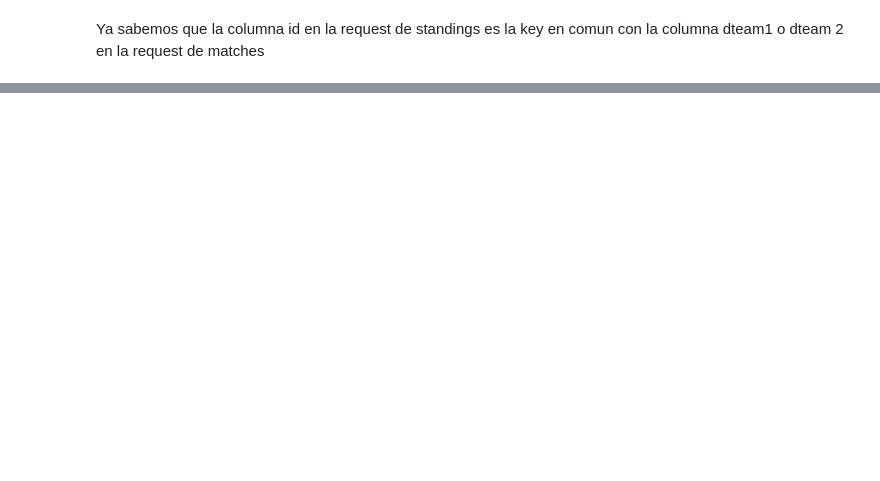
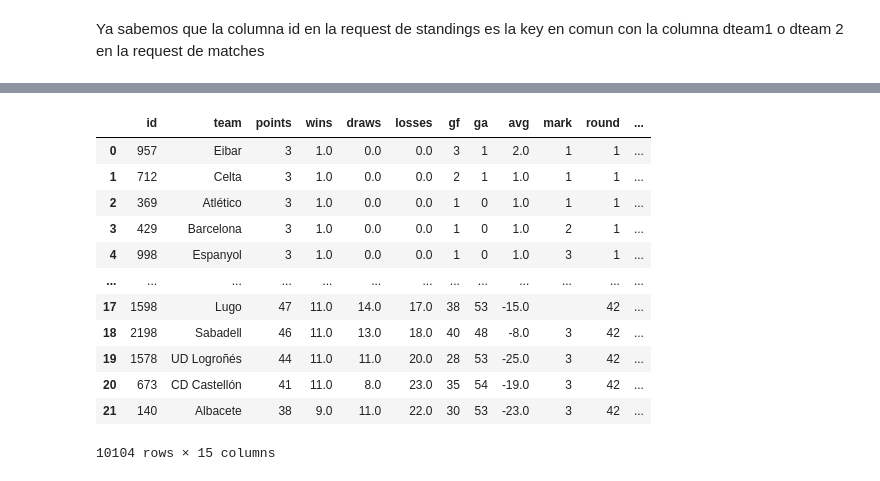
Before and after one commit to PabloMatus6/Spanish-LaLiga-Matchweek-Prediction, a Jupyter notebook: Pruebas/Training with RequestLoops .ipynb, the cells around one changed output, grey strips where cells are left out. Saved outputs shown, nothing was run; the diff lists cells and outputs as text; code cells hidden in the pictures; blank space fills up the shorter version.

Commit message:
Continuando con request y haciendo el emrge

```diff
--- a/Pruebas/RequestLoops.ipynb
+++ b/Pruebas/Training with RequestLoops .ipynb
@@ -420,0 +426,19 @@ Ya sabemos que la columna id en la request de standings es la key en comun con l
+# %%
+for league_division in range(1, 3):
+    for league_season in range(2016, 2022):
+        for round_num in range(1, 43):
+            print(league_division, league_season, round_num)
+            standings_url_bis = f"https://apiclient.besoccerapps.com/scripts/api/api.php?key=023afbc77c5610fefc3fc8976e451752&tz=Europe/Madrid&format=json&req=tables&league={league_division}&round={round_num}&year={league_season}"
+            response_standings_bis = requests.get(standings_url_bis)
+            result_standings_bis = json.loads(response_standings_bis.content)
+            if league_division == 1 and league_season == 2016 and round_num == 1:
+                df5 = pd.DataFrame(result_standings_bis['table'])
+                df5['year'] = league_season
+                df5['division'] = league_division
+                df5['round_num'] = round_num
+            else:
+                temp_df = pd.DataFrame(result_standings_bis['table'])
+                temp_df['year'] = league_season
+                temp_df['division'] = league_division
+                temp_df['round_num'] = round_num
+                df5 = pd.concat([df5, temp_df])
@@ -420,0 +463,20 @@ Ya sabemos que la columna id en la request de standings es la key en comun con l
+# %%
+df5 = df5.drop(['group', 'group_name', 'conference', 'shield', 'cflag', 'basealias',
+       'matchs_coef', 'points_coef', 'coef', 'coefficients',
+       'class_mark', 'countrycode', 'abbr', 'form',
+       'direction'] , axis = 1 )
+df5
+# %% [output]
+|  | id | team | points | wins | draws | losses | gf | ga | avg | mark | round | ... |
+| 0 | 957 | Eibar | 3 | 1.0 | 0.0 | 0.0 | 3 | 1 | 2.0 | 1 | 1 | ... |
+| 1 | 712 | Celta | 3 | 1.0 | 0.0 | 0.0 | 2 | 1 | 1.0 | 1 | 1 | ... |
+| 2 | 369 | Atlético | 3 | 1.0 | 0.0 | 0.0 | 1 | 0 | 1.0 | 1 | 1 | ... |
+| 3 | 429 | Barcelona | 3 | 1.0 | 0.0 | 0.0 | 1 | 0 | 1.0 | 2 | 1 | ... |
+| 4 | 998 | Espanyol | 3 | 1.0 | 0.0 | 0.0 | 1 | 0 | 1.0 | 3 | 1 | ... |
+| ... | ... | ... | ... | ... | ... | ... | ... | ... | ... | ... | ... | ... |
+| 17 | 1598 | Lugo | 47 | 11.0 | 14.0 | 17.0 | 38 | 53 | -15.0 |  | 42 | ... |
+| 18 | 2198 | Sabadell | 46 | 11.0 | 13.0 | 18.0 | 40 | 48 | -8.0 | 3 | 42 | ... |
+| 19 | 1578 | UD Logroñés | 44 | 11.0 | 11.0 | 20.0 | 28 | 53 | -25.0 | 3 | 42 | ... |
+| 20 | 673 | CD Castellón | 41 | 11.0 | 8.0 | 23.0 | 35 | 54 | -19.0 | 3 | 42 | ... |
+| 21 | 140 | Albacete | 38 | 9.0 | 11.0 | 22.0 | 30 | 53 | -23.0 | 3 | 42 | ... |
+10104 rows × 15 columns
```
Also changed, not shown: parts of 31 cells of this notebook, 1 other file.
